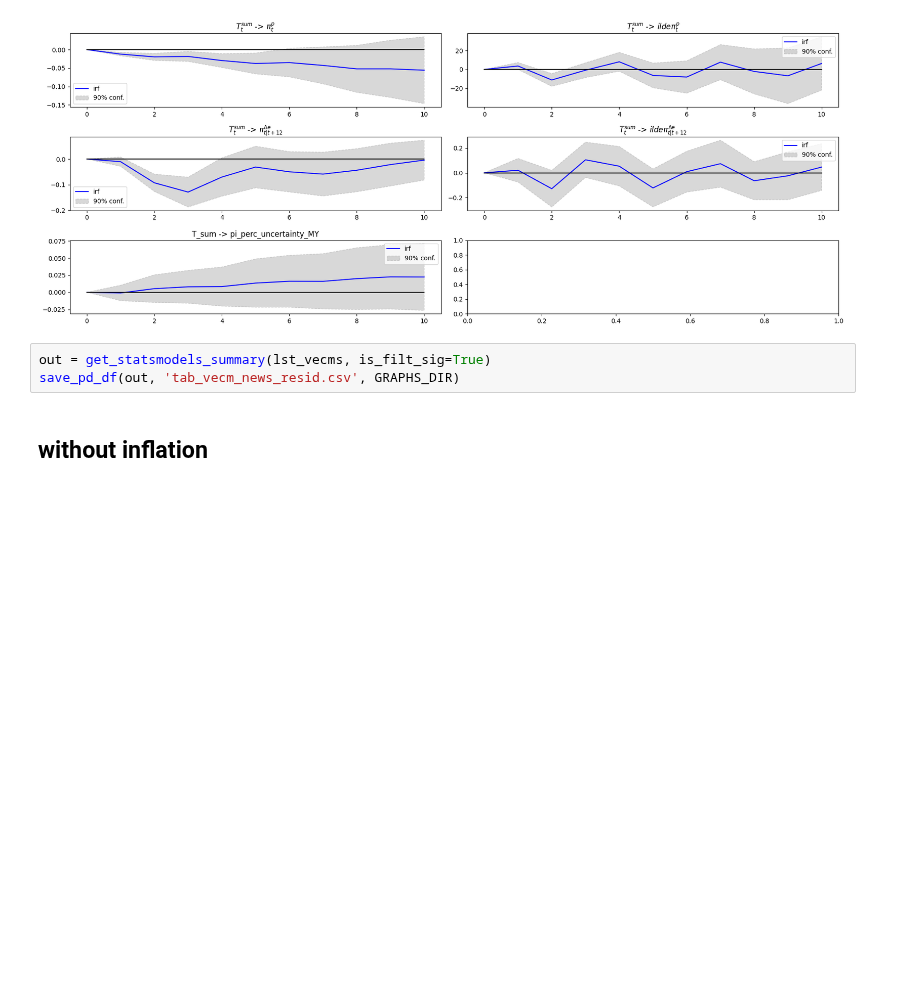
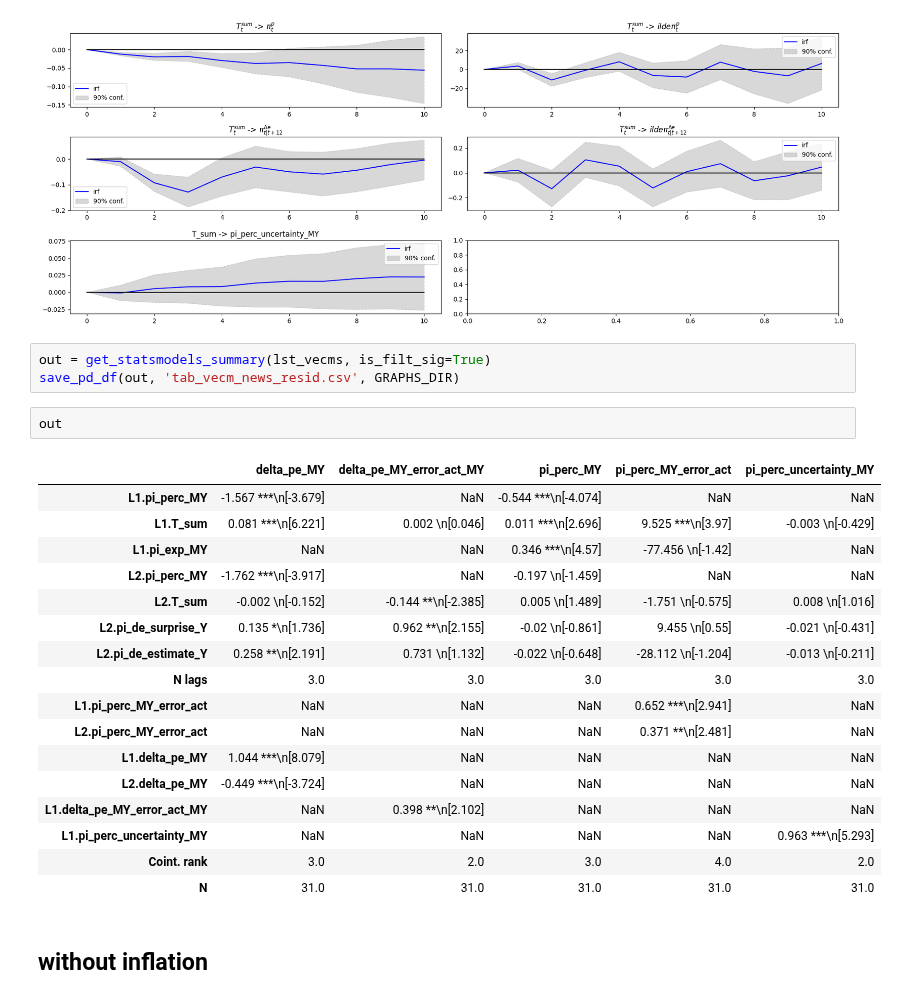
Before and after one commit to lukasgrahl/memoire2, a Jupyter notebook: notebooks/03-Analysis.ipynb, the cells around one changed output. Cells and saved outputs as stored; diff of their text form; blank space fills up the shorter version.

```diff
--- a/notebooks/03-Analysis.ipynb
+++ b/notebooks/03-Analysis.ipynb
@@ -639,6 +908,26 @@ save_fig(fig, "emp_vecm_error_news.png")
 # %%
 out = get_statsmodels_summary(lst_vecms, is_filt_sig=True)
 save_pd_df(out, 'tab_vecm_news_resid.csv', GRAPHS_DIR)
+# %%
+out
+# %% [output]
+|  | delta_pe_MY | delta_pe_MY_error_act_MY | pi_perc_MY | pi_perc_MY_error_act | pi_perc_uncertainty_MY |
+| L1.pi_perc_MY | -1.567 ***\n[-3.679] | NaN | -0.544 ***\n[-4.074] | NaN | NaN |
+| L1.T_sum | 0.081 ***\n[6.221] | 0.002 \n[0.046] | 0.011 ***\n[2.696] | 9.525 ***\n[3.97] | -0.003 \n[-0.429] |
+| L1.pi_exp_MY | NaN | NaN | 0.346 ***\n[4.57] | -77.456 \n[-1.42] | NaN |
+| L2.pi_perc_MY | -1.762 ***\n[-3.917] | NaN | -0.197 \n[-1.459] | NaN | NaN |
+| L2.T_sum | -0.002 \n[-0.152] | -0.144 **\n[-2.385] | 0.005 \n[1.489] | -1.751 \n[-0.575] | 0.008 \n[1.016] |
+| L2.pi_de_surprise_Y | 0.135 *\n[1.736] | 0.962 **\n[2.155] | -0.02 \n[-0.861] | 9.455 \n[0.55] | -0.021 \n[-0.431] |
+| L2.pi_de_estimate_Y | 0.258 **\n[2.191] | 0.731 \n[1.132] | -0.022 \n[-0.648] | -28.112 \n[-1.204] | -0.013 \n[-0.211] |
+| N lags | 3.0 | 3.0 | 3.0 | 3.0 | 3.0 |
+| L1.pi_perc_MY_error_act | NaN | NaN | NaN | 0.652 ***\n[2.941] | NaN |
+| L2.pi_perc_MY_error_act | NaN | NaN | NaN | 0.371 **\n[2.481] | NaN |
+| L1.delta_pe_MY | 1.044 ***\n[8.079] | NaN | NaN | NaN | NaN |
+| L2.delta_pe_MY | -0.449 ***\n[-3.724] | NaN | NaN | NaN | NaN |
+| L1.delta_pe_MY_error_act_MY | NaN | 0.398 **\n[2.102] | NaN | NaN | NaN |
+| L1.pi_perc_uncertainty_MY | NaN | NaN | NaN | NaN | 0.963 ***\n[5.293] |
+| Coint. rank | 3.0 | 2.0 | 3.0 | 4.0 | 2.0 |
+| N | 31.0 | 31.0 | 31.0 | 31.0 | 31.0 |
 # %% [markdown]
 ## without inflation
 # %%
```
Also changed, not shown: parts of 36 cells of this notebook, 3 other files.
